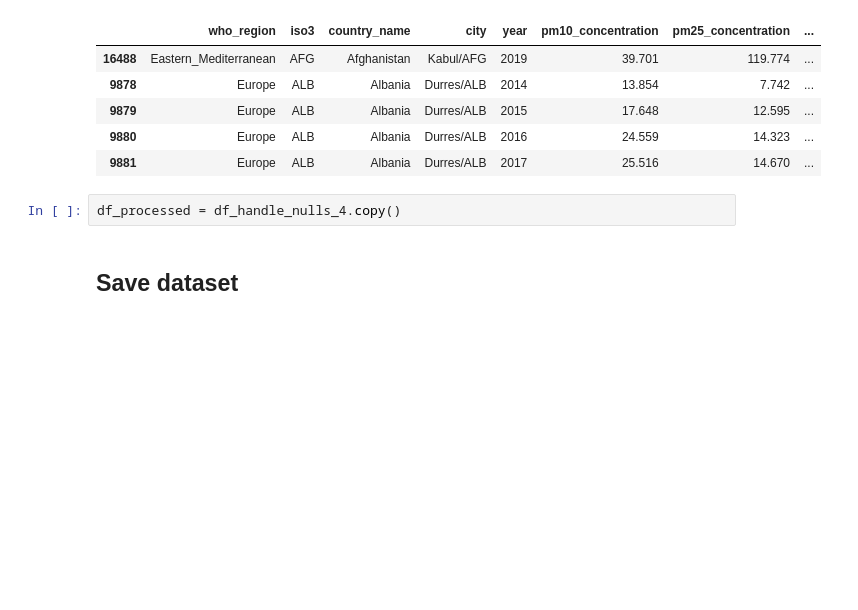
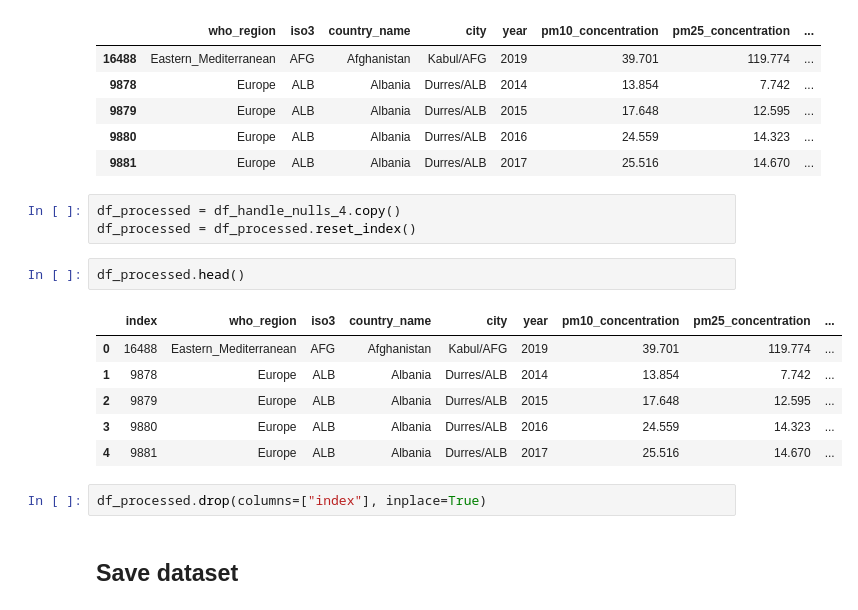
Before and after one commit to NhatNguyen3001/MQ-DATAVIZ-2025, a Jupyter notebook: experiments/data_processing.ipynb, the cells around one changed output. Saved outputs shown, nothing was run; the diff lists cells and outputs as text; blank space fills up the shorter version.

```diff
--- a/experiments/data_processing.ipynb
+++ b/experiments/data_processing.ipynb
@@ -565,6 +565,18 @@ df_handle_nulls_4.head()
 | 9881 | Europe | ALB | Albania | Durres/ALB | 2017 | 25.516 | 14.670 | ... |
 # %%
 df_processed = df_handle_nulls_4.copy()
+df_processed = df_processed.reset_index()
+# %%
+df_processed.head()
+# %% [output]
+|  | index | who_region | iso3 | country_name | city | year | pm10_concentration | pm25_concentration | ... |
+| 0 | 16488 | Eastern_Mediterranean | AFG | Afghanistan | Kabul/AFG | 2019 | 39.701 | 119.774 | ... |
+| 1 | 9878 | Europe | ALB | Albania | Durres/ALB | 2014 | 13.854 | 7.742 | ... |
+| 2 | 9879 | Europe | ALB | Albania | Durres/ALB | 2015 | 17.648 | 12.595 | ... |
+| 3 | 9880 | Europe | ALB | Albania | Durres/ALB | 2016 | 24.559 | 14.323 | ... |
+| 4 | 9881 | Europe | ALB | Albania | Durres/ALB | 2017 | 25.516 | 14.670 | ... |
+# %%
+df_processed.drop(columns=["index"], inplace=True)
 # %% [markdown]
 ## Save dataset
 # %%
```
Also changed, not shown: parts of 1 cell of this notebook, 2 other files.
